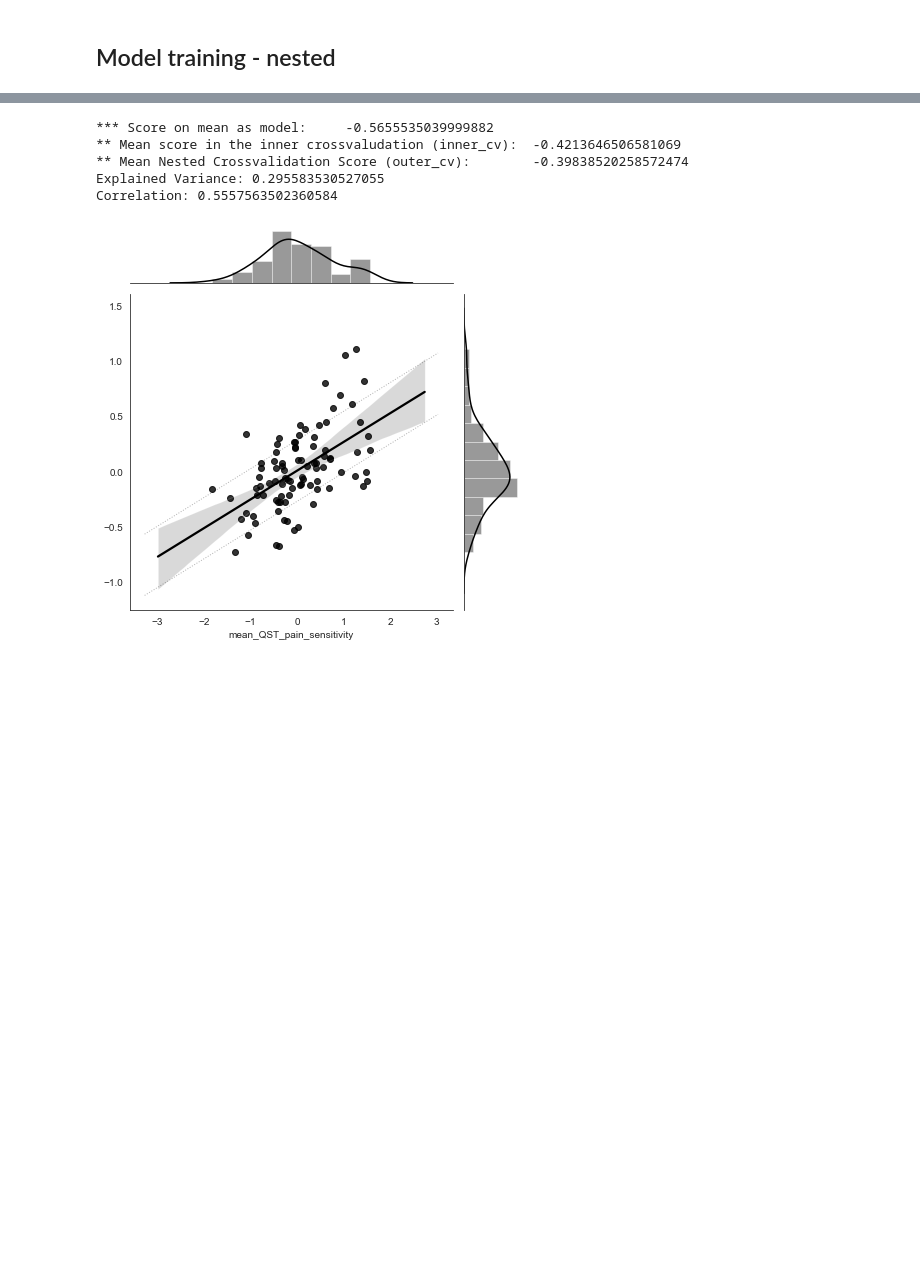
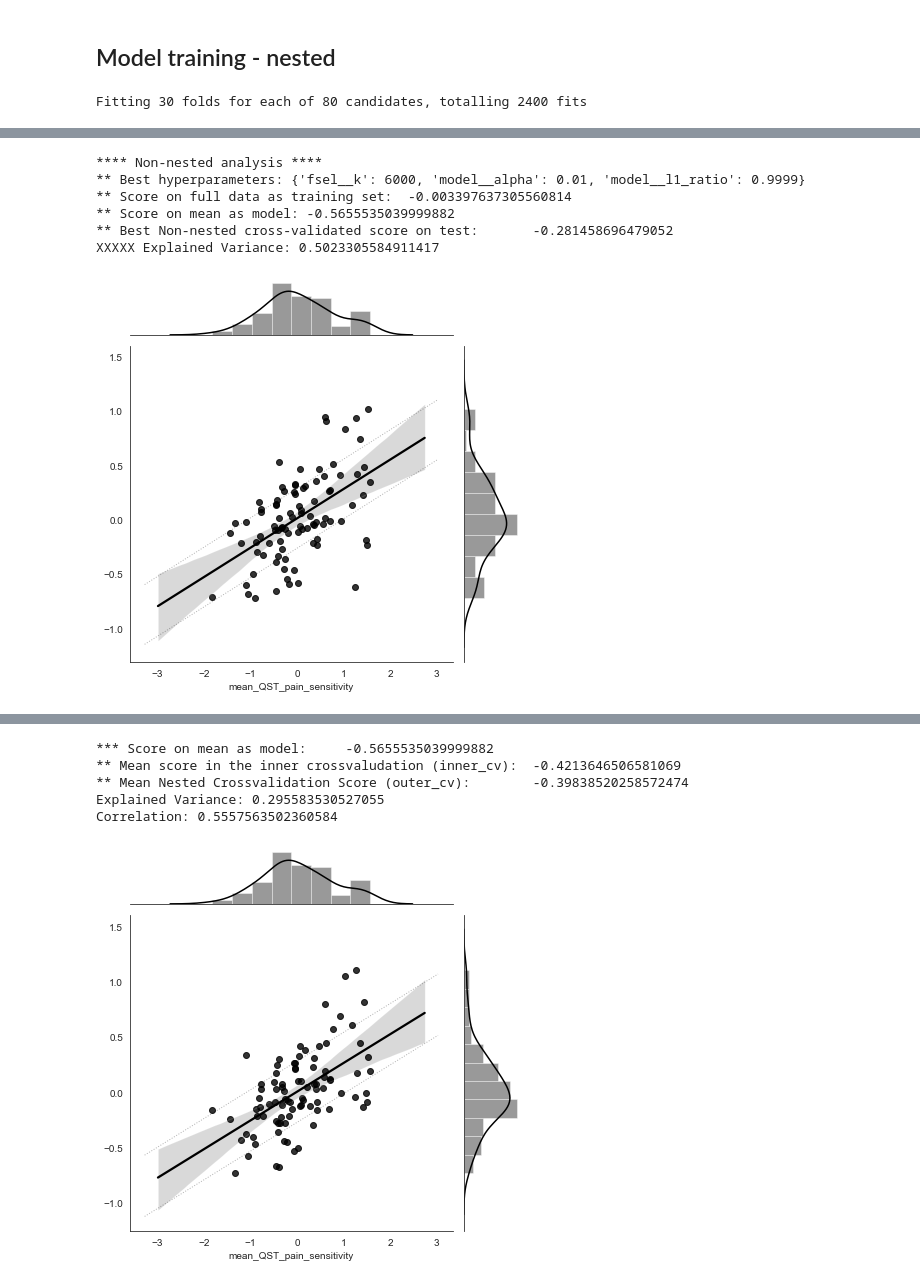
Before and after one commit to spisakt/RPN-signature, a Jupyter notebook: notebooks/BalancedMultiCenterNestedCrossValidation.ipynb, the cells around one changed output, grey strips where cells are left out. Drawn from its saved outputs; the diff is of its cells as text; code cells hidden in the pictures; blank space fills up the shorter version.

```diff
--- a/notebooks/BalancedMultiCenterNestedCrossValidation.ipynb
+++ b/notebooks/BalancedMultiCenterNestedCrossValidation.ipynb
@@ -221,2 +229,43 @@ XXXXX Explained Variance: 0.5014672385672047
 # %% [markdown]
 ## Model training - nested
+# %%
+def pipe_scale_fsel_elnet(scaler=preprocessing.RobustScaler(),
+                          fsel=SelectKBest(f_regression),
+                          model=ElasticNet(max_iter=100000),
+                          p_grid = {'fsel__k': [25, 2000, 4000, 6000],
+                              'model__alpha': [ 0.001, 0.01,  0.1, 1],
+                              'model__l1_ratio': [0.0001, .25, .5, .75, 0.9999]
+                                   }):
+
+    mymodel = Pipeline(
+        [('scaler', scaler),
+         ('fsel', fsel),
+         ('model', model)])
+    return mymodel, p_grid
+
+model, p_grid = pipe_scale_fsel_elnet()
+
+cv = GroupKFold(30)
+clf = GridSearchCV(estimator=model, param_grid=p_grid, cv=cv,
+                   scoring="neg_mean_squared_error", verbose=True, return_train_score=False,
+                   n_jobs=-1)
+clf.fit(X, y, groups=groups)
+print("**** Non-nested analysis ****")
+print("** Best hyperparameters: " + str(clf.best_params_))
+
+print("** Score on full data as training set:\t" + str(-mean_squared_error(y_pred=clf.best_estimator_.predict(X), y_true=y)))
+print("** Score on mean as model: " + str(-mean_squared_error(np.repeat(y.mean(), len(y)), y)))
+print("** Best Non-nested cross-validated score on test:\t" + str(clf.best_score_))
+print("XXXXX Explained Variance: " + str(
+        1 - clf.best_score_ / -mean_squared_error(np.repeat(y.mean(), len(y)), y)))
+
+
+cv_pred = cross_val_predict(clf.best_estimator_, X, y, cv=cv, groups=groups, n_jobs=-1)
+plot.plot_prediction(y, predicted, sd=True, covar=[])
+
+#for train_index, test_index in group_kfold.split(X, y, groups):
+#    #print("TRAIN:", train_index, "TEST:", test_index)
+#    #print(df.study[train_index].values)
+#    print('test:', df.study[test_index].values)
+# %% [output]
+Fitting 30 folds for each of 80 candidates, totalling 2400 fits
@@ -223,3 +280,10 @@ XXXXX Explained Variance: 0.5014672385672047
+**** Non-nested analysis ****
+** Best hyperparameters: {'fsel__k': 6000, 'model__alpha': 0.01, 'model__l1_ratio': 0.9999}
+** Score on full data as training set:  -0.003397637305560814
+** Score on mean as model: -0.5655535039999882
+** Best Non-nested cross-validated score on test:       -0.281458696479052
+XXXXX Explained Variance: 0.5023305584911417
+[figure, added]
 # %%
 def pipe_scale_fsel_elnet(scaler=preprocessing.RobustScaler(),
                           fsel=SelectKBest(f_regression),
```
Also changed, not shown: parts of 4 cells of this notebook, 6 other files.
